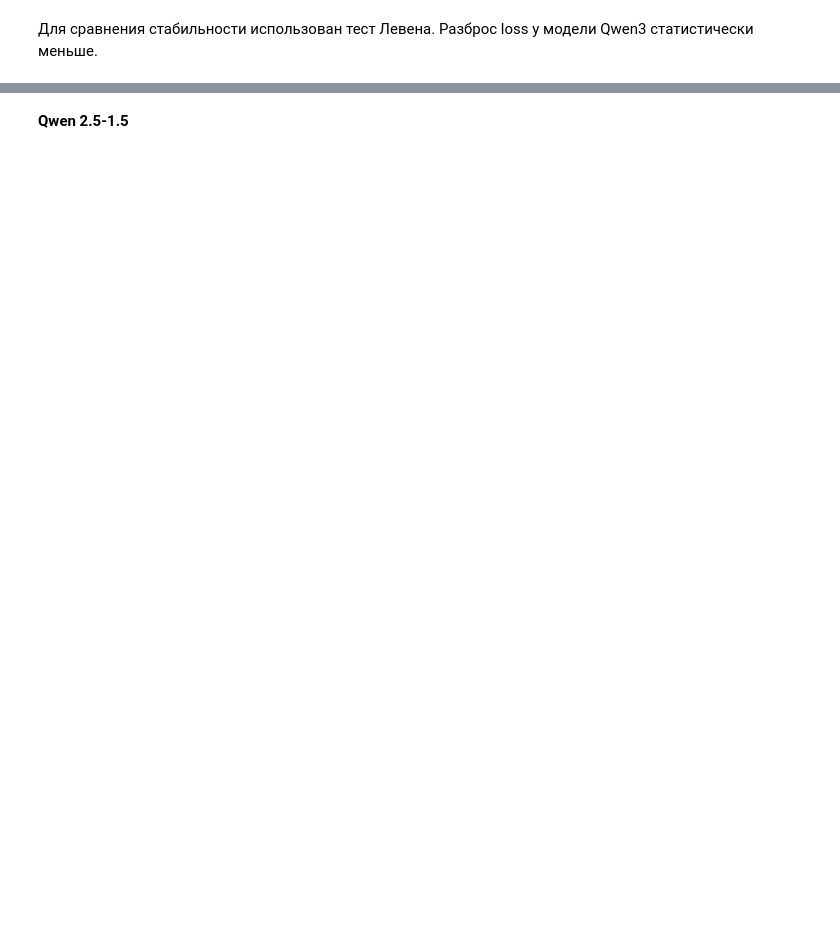
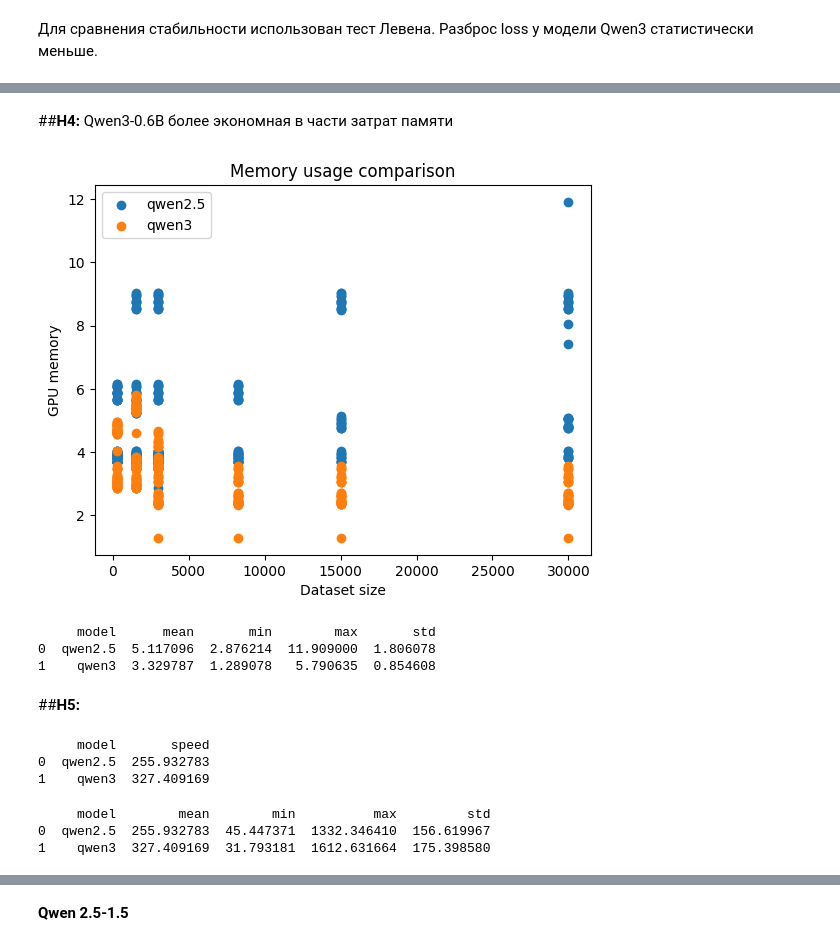
Before and after one commit to Lemekhova/msc-lemekhova, a Jupyter notebook: analitics.ipynb, the cells around one changed output, grey strips where cells are left out. Saved outputs shown, nothing was run; the diff lists cells and outputs as text; code cells hidden in the pictures; blank space fills up the shorter version.

```diff
--- a/analitics.ipynb
+++ b/analitics.ipynb
@@ -153,3 +153,16 @@ Mean Qwen3:  0.8297
 Получено p = 0.026086, что свидетельствует о наличии статистически значимых различий
 # %% [markdown]
 ## **H3:** Qwen3-0.6B даёт более стабильные результаты (меньше разброс loss)
+# %%
+# Фильтрация моделей
+df_filtered = df[df['model'].isin(['qwen2.5', 'qwen3'])]
+
+# Считаем стандартное отклонение loss
+stability = (
+    df_filtered
+    .groupby(['model'])['loss']
+    .agg(['mean', 'std', 'min', 'max', 'count'])
+    .reset_index()
+)
+
+print(stability)
@@ -206,0 +224,66 @@ plt.show()
+# %% [markdown]
+##**H4:** Qwen3-0.6B более экономная в части затрат памяти
+# %%
+import matplotlib.pyplot as plt
+
+plt.figure()
+
+for model, group in df_filtered.groupby('model'):
+    plt.scatter(group['pst_dataset'], group['gpu'], label=model)
+
+plt.xlabel('Dataset size')
+plt.ylabel('GPU memory')
+plt.title('Memory usage comparison')
+plt.legend()
+
+plt.show()
+# %% [output]
+[figure, added]
+# %%
+df_filtered = df[df['model'].isin(['qwen2.5', 'qwen3'])]
+
+# Среднее время обучения
+gpu_stats = (
+    df_filtered
+    .groupby('model')['gpu']
+    .agg(['mean', 'min', 'max', 'std'])
+    .reset_index()
+)
+
+print(gpu_stats)
+# %% [output]
+     model      mean       min        max       std
+0  qwen2.5  5.117096  2.876214  11.909000  1.806078
+1    qwen3  3.329787  1.289078   5.790635  0.854608
+# %% [markdown]
+##**H5:**
+# %%
+# скорость = сколько данных обрабатывается за единицу времени
+df_filtered['speed'] = df_filtered['pst_dataset'] / df_filtered['time']
+
+speed_norm = (
+    df_filtered
+    .groupby('model')['speed']
+    .mean()
+    .reset_index()
+)
+
+print(speed_norm)
+# %% [output]
+     model       speed
+0  qwen2.5  255.932783
+1    qwen3  327.409169
+# %%
+# Среднее время обучения
+speed_stats = (
+    df_filtered
+    .groupby('model')['speed']
+    .agg(['mean', 'min', 'max', 'std'])
+    .reset_index()
+)
+
+print(speed_stats)
+# %% [output]
+     model        mean        min          max         std
+0  qwen2.5  255.932783  45.447371  1332.346410  156.619967
+1    qwen3  327.409169  31.793181  1612.631664  175.398580
```
Also changed, not shown: parts of 84 cells of this notebook.
